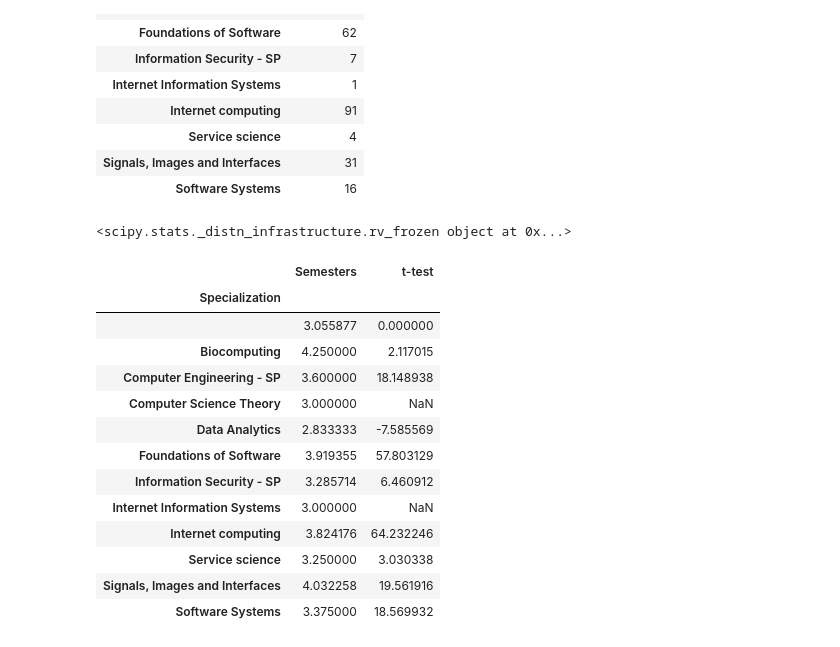
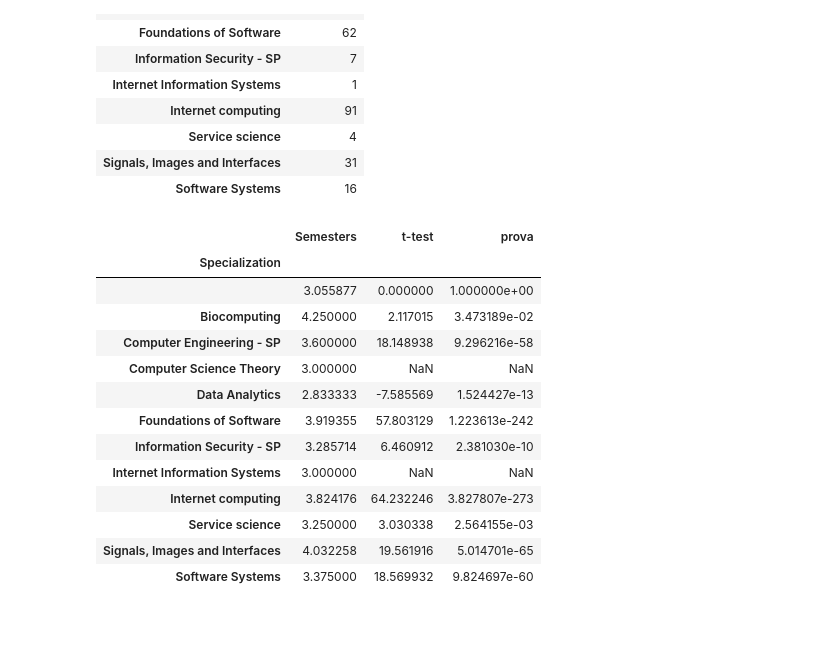
Before and after one commit to Bondzio/ADA_hw2016, a Jupyter notebook: 02 - Data from the Web/Homework2.ipynb, the cells around one changed output. Saved outputs shown, nothing was run; the diff lists cells and outputs as text; code cells hidden in the pictures.

Commit message:
Added t-test

```diff
--- a/02 - Data from the Web/Homework2.ipynb
+++ b/02 - Data from the Web/Homework2.ipynb
@@ -323,32 +312,30 @@ specialization_analysis.count()
 # %%
 from scipy.stats import t
 
 specialization_mean=specialization_analysis.mean()
 specialization_std=specialization_analysis.std()
 specialization_count=specialization_analysis.count()
 output=specialization_analysis.mean()
 base_mean=specialization_mean.iloc[0]
 base_std=specialization_std.iloc[0]
 base_count=specialization_count.iloc[0]
 nu=specialization_count+base_count-2
-prova=t(nu)
-print(prova)
+#print(nu.shape,specialization_mean.shape,t.cdf(specialization_mean,nu))
 output['t-test']=(specialization_mean-base_mean)/(specialization_std*specialization_std/specialization_count+base_std*base_std/base_count)
-#output['prova']=stats.t.sf(output['t-test'],nu)*2
+output['prova']=prova=t.sf(abs(output['t-test'].reshape([output['t-test'].shape[0],1])),nu)*2#stats.t.sf(output['t-test'],nu)*2
 output
 # %% [output]
-<scipy.stats._distn_infrastructure.rv_frozen object at 0x...>
-|  | Semesters | t-test |
-| Specialization |  |  |
-|  | 3.055877 | 0.000000 |
-| Biocomputing | 4.250000 | 2.117015 |
-| Computer Engineering - SP | 3.600000 | 18.148938 |
-| Computer Science Theory | 3.000000 | NaN |
-| Data Analytics | 2.833333 | -7.585569 |
-| Foundations of Software | 3.919355 | 57.803129 |
-| Information Security - SP | 3.285714 | 6.460912 |
-| Internet Information Systems | 3.000000 | NaN |
-| Internet computing | 3.824176 | 64.232246 |
-| Service science | 3.250000 | 3.030338 |
-| Signals, Images and Interfaces | 4.032258 | 19.561916 |
-| Software Systems | 3.375000 | 18.569932 |
+|  | Semesters | t-test | prova |
+| Specialization |  |  |  |
+|  | 3.055877 | 0.000000 | 1.000000e+00 |
+| Biocomputing | 4.250000 | 2.117015 | 3.473189e-02 |
+| Computer Engineering - SP | 3.600000 | 18.148938 | 9.296216e-58 |
+| Computer Science Theory | 3.000000 | NaN | NaN |
+| Data Analytics | 2.833333 | -7.585569 | 1.524427e-13 |
+| Foundations of Software | 3.919355 | 57.803129 | 1.223613e-242 |
+| Information Security - SP | 3.285714 | 6.460912 | 2.381030e-10 |
+| Internet Information Systems | 3.000000 | NaN | NaN |
+| Internet computing | 3.824176 | 64.232246 | 3.827807e-273 |
+| Service science | 3.250000 | 3.030338 | 2.564155e-03 |
+| Signals, Images and Interfaces | 4.032258 | 19.561916 | 5.014701e-65 |
+| Software Systems | 3.375000 | 18.569932 | 9.824697e-60 |
```
Also changed, not shown: parts of 1 cell of this notebook.
